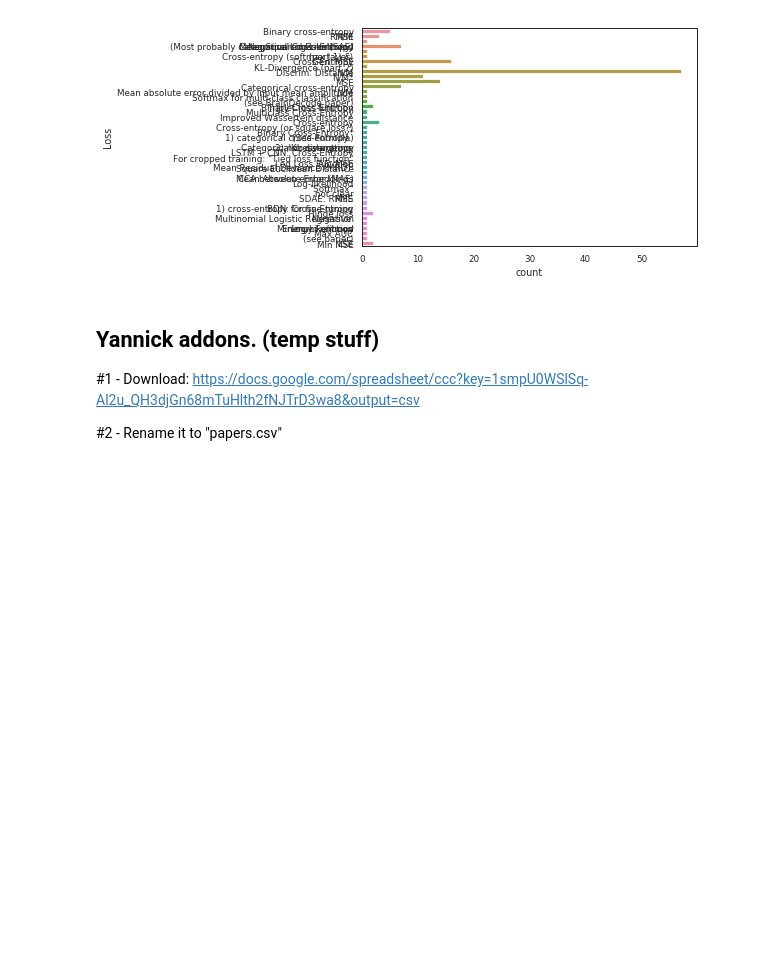
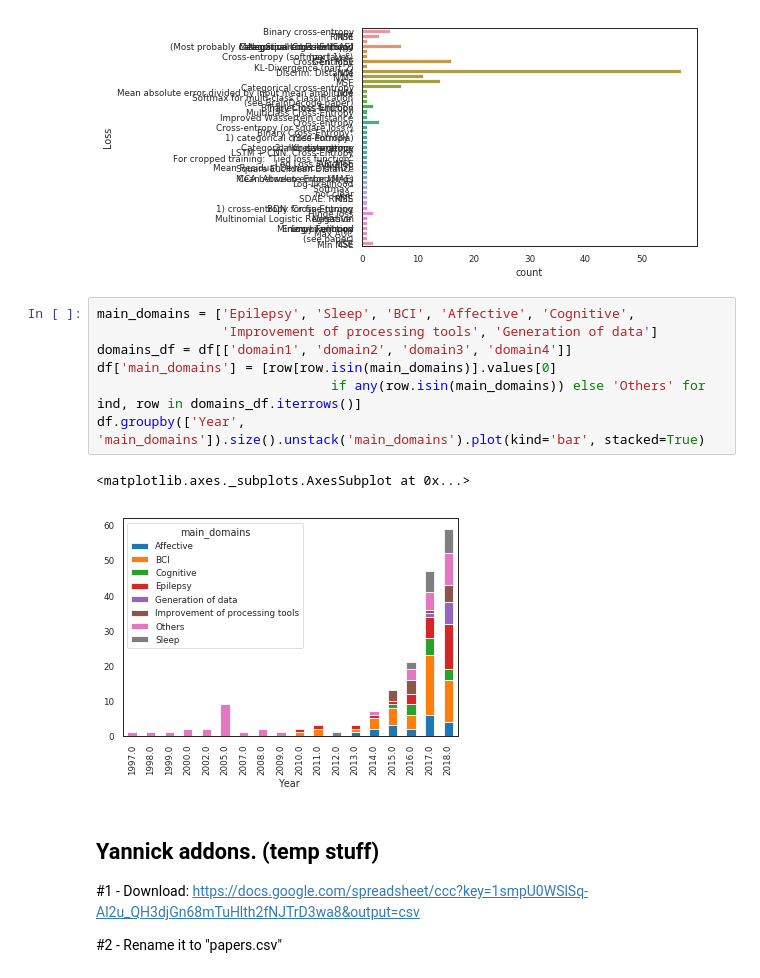
Before and after one commit to hubertjb/dl-eeg-review, a Jupyter notebook: sandbox.ipynb, the cells around one changed output. Saved outputs shown, nothing was run; the diff lists cells and outputs as text; blank space fills up the shorter version.

```diff
--- a/sandbox.ipynb
+++ b/sandbox.ipynb
@@ -68,6 +68,16 @@ sns.countplot(y='Loss', data=df)
 # %% [output]
 <matplotlib.axes._subplots.AxesSubplot at 0x...>
 [figure]
+# %%
+main_domains = ['Epilepsy', 'Sleep', 'BCI', 'Affective', 'Cognitive',
+                'Improvement of processing tools', 'Generation of data']
+domains_df = df[['domain1', 'domain2', 'domain3', 'domain4']]
+df['main_domains'] = [row[row.isin(main_domains)].values[0]
+                              if any(row.isin(main_domains)) else 'Others' for ind, row in domains_df.iterrows()]
+df.groupby(['Year', 'main_domains']).size().unstack('main_domains').plot(kind='bar', stacked=True)
+# %% [output]
+<matplotlib.axes._subplots.AxesSubplot at 0x...>
+[figure, added]
 # %% [markdown]
 ## Yannick addons. (temp stuff)
 
```
Also changed, not shown: parts of 2 cells of this notebook.
